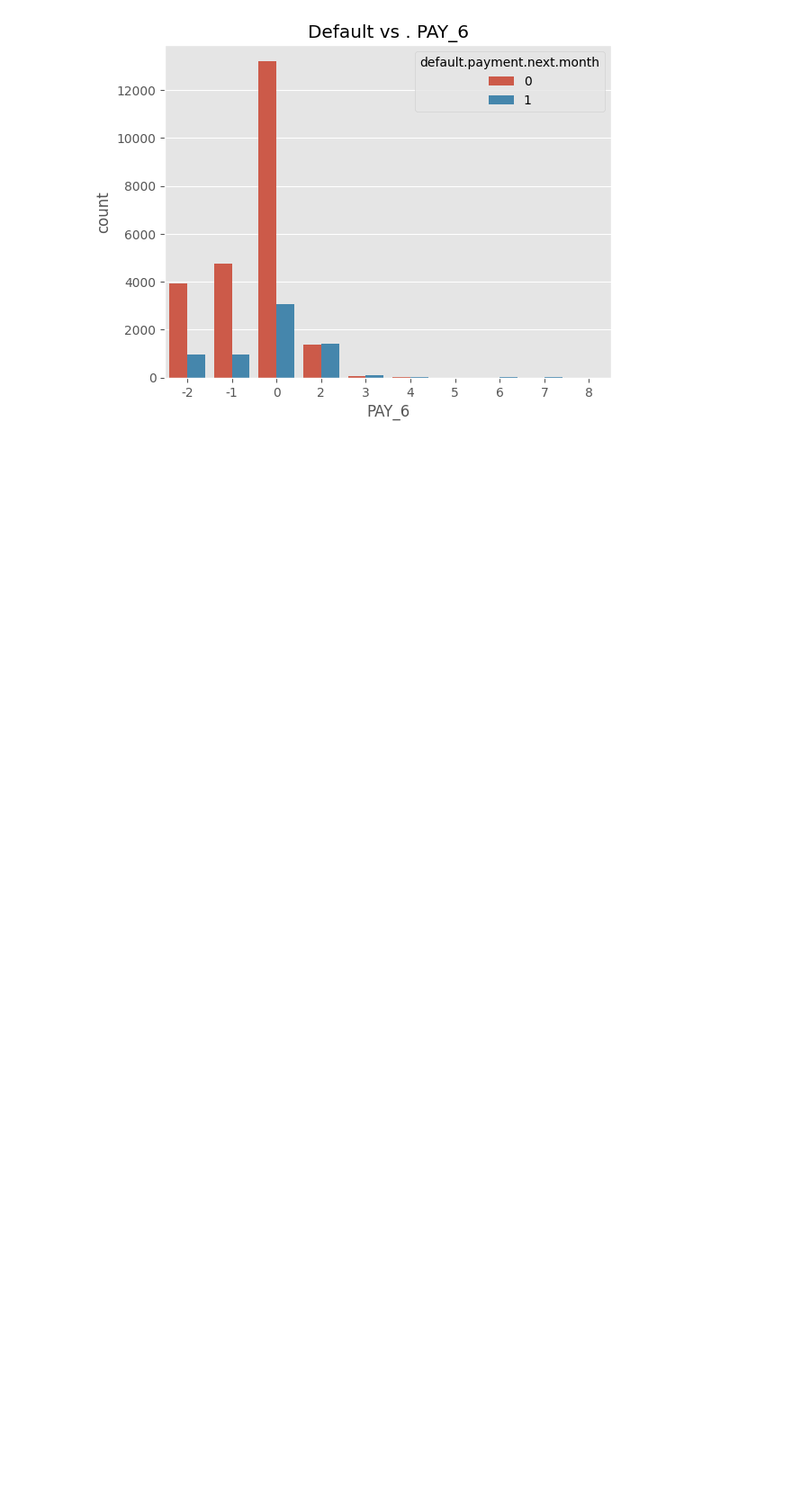
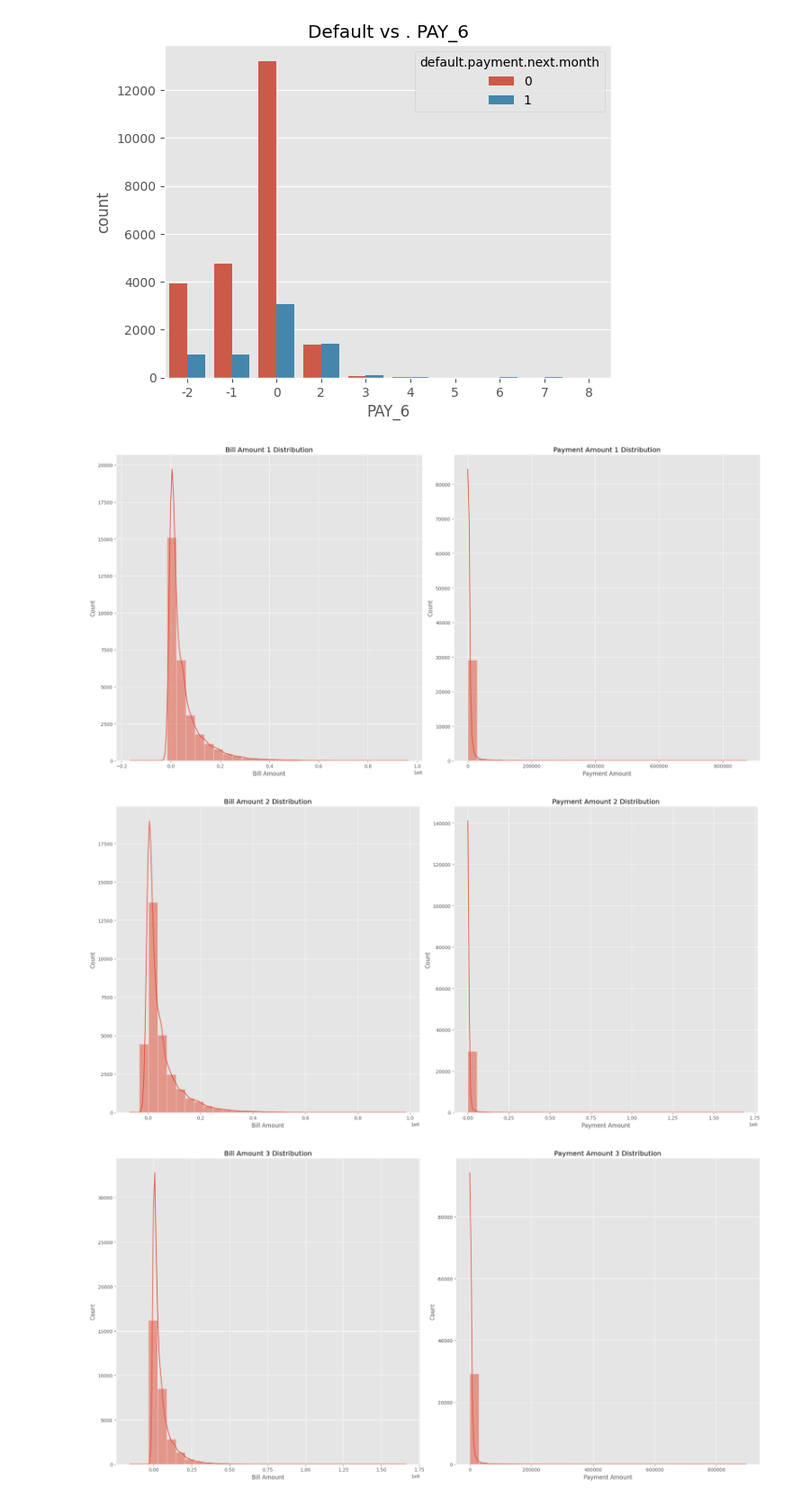
Before and after one commit to fahadkhan1389/Credit-Card-Default-Prediction, a Jupyter notebook: credit.ipynb, the cells around one changed output. Shown at 90% size. Saved outputs shown, nothing was run; the diff lists cells and outputs as text; code cells hidden in the pictures; blank space fills up the shorter version.

Commit message:
bill amount and pay amount distribution

```diff
--- a/credit.ipynb
+++ b/credit.ipynb
@@ -119,3 +119,24 @@ for col in payment_history_columns:
 [figure]
 [figure]
 [figure]
+# %%
+for i in range(1, 7):
+    plt.figure(figsize = (20, 10))
+    plt.subplot(1, 2, 1)
+    sns.histplot(df[f'BILL_AMT{i}'], bins = 30, kde = True)
+    plt.title(f'Bill Amount {i} Distribution')
+    plt.xlabel('Bill Amount')
+    plt.ylabel('Count')
+
+    plt.subplot(1, 2, 2)
+    sns.histplot(df[f'PAY_AMT{i}'], bins = 30, kde = True)
+    plt.title(f'Payment Amount {i} Distribution')
+    plt.xlabel('Payment Amount')
+    plt.ylabel('Count')
+
+    plt.tight_layout()
+    plt.show()
+# %% [output]
+[figure, added]
+[figure, added]
+[figure, added]
```
Also changed, not shown: parts of 1 cell of this notebook.
